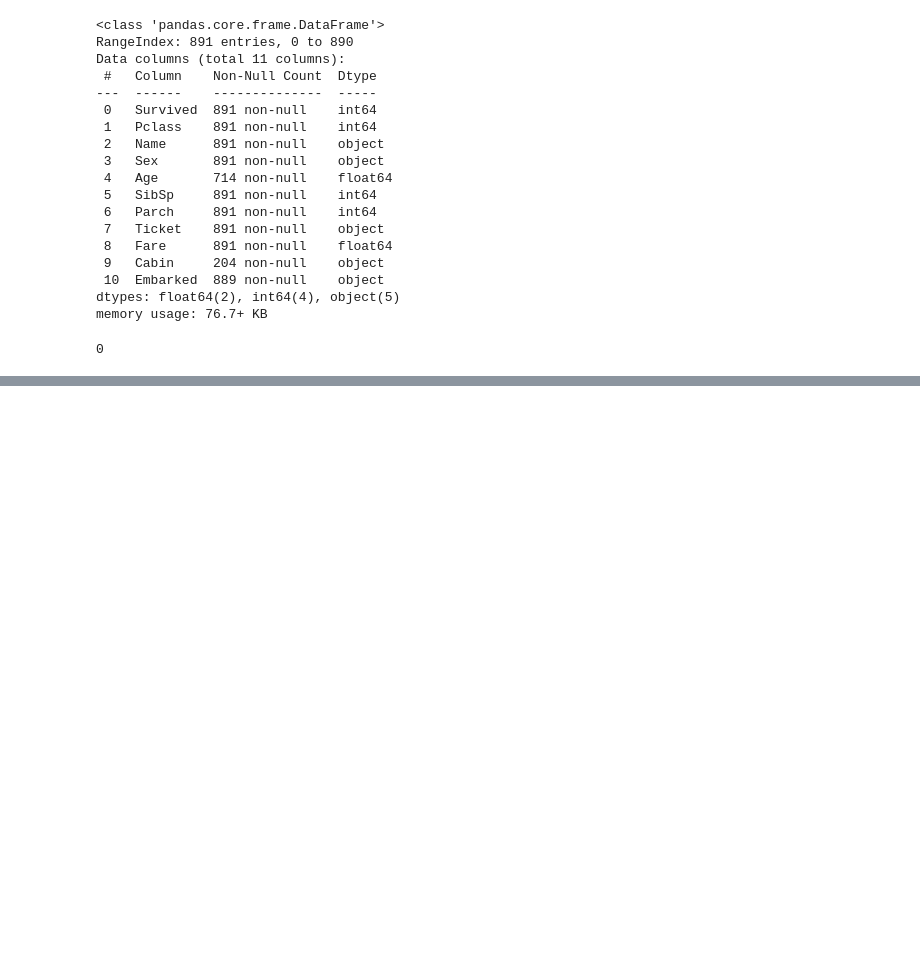
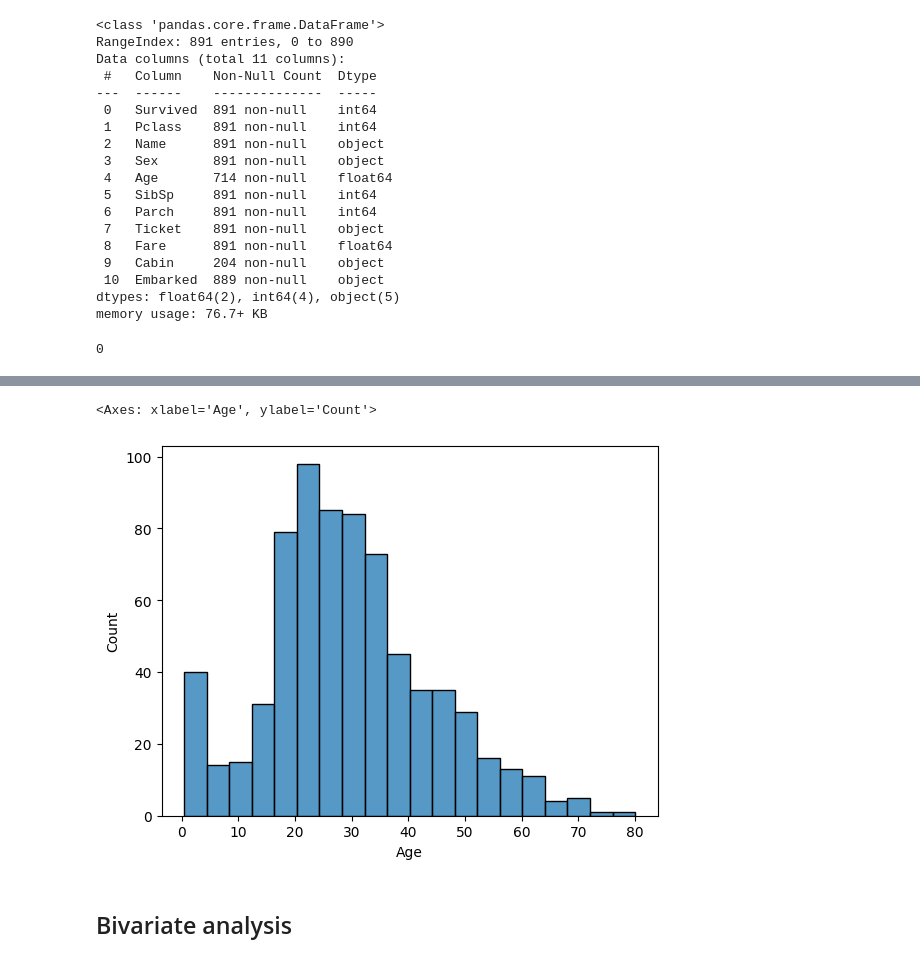
Before and after one commit to sanjaychauhan001/machine-learning, a Jupyter notebook: Techinques/titanic_kaggle_cm.ipynb, the cells around one changed output, grey strips where cells are left out. Cells and saved outputs as stored; diff of their text form; code cells hidden in the pictures; blank space fills up the shorter version.

```diff
--- a/Techinques/titanic_kaggle_cm.ipynb
+++ b/Techinques/titanic_kaggle_cm.ipynb
@@ -83 +127,9 @@ df.duplicated().sum()
+# %%
+sns.histplot(df,x='Age')
+# most of travellers are from age 20 to 50
+# %% [output]
+<Axes: xlabel='Age', ylabel='Count'>
+[figure, added]
+# %% [markdown]
+## Bivariate analysis
 # %%
```
Also changed, not shown: parts of 26 cells of this notebook, 1 other file.
